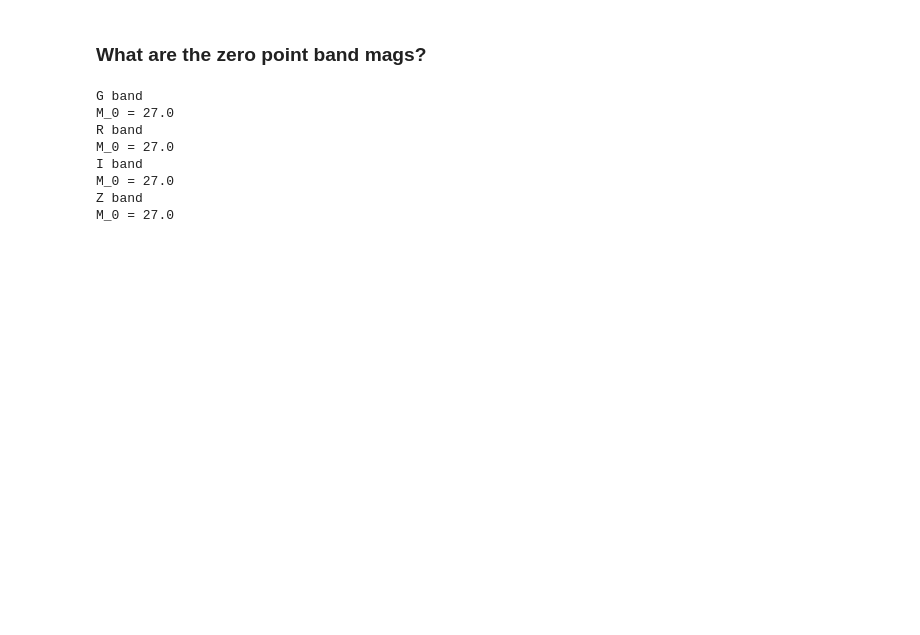
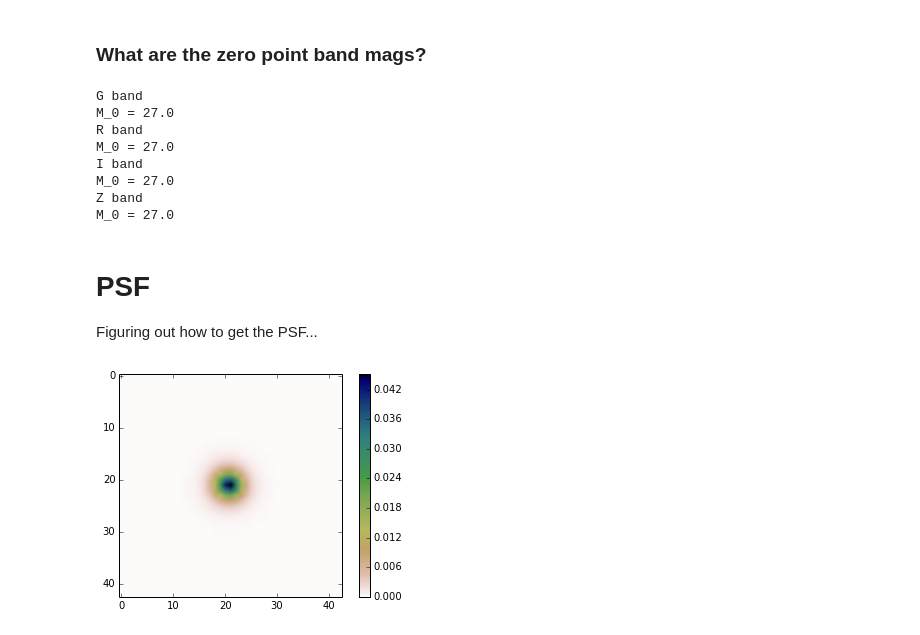
Before and after one commit to johnnygreco/hscAna, a Jupyter notebook: my_catalog_notes.ipynb, the cells around one changed output. Cells and saved outputs as stored; diff of their text form; code cells hidden in the pictures; blank space fills up the shorter version.

Commit message:
psf plotting

```diff
--- a/my_catalog_notes.ipynb
+++ b/my_catalog_notes.ipynb
@@ -54,3 +58,15 @@ I band
 M_0 = 27.0
 Z band
 M_0 = 27.0
+# %% [markdown]
+# PSF
+Figuring out how to get the PSF...
+# %%
+psf = mycat.exp.getPsf()
+psfimg = psf.computeImage().getArray()
+# %%
+vmin, vmax = zscale(psfimg, contrast=0.01)
+plt.imshow(psfimg, cmap=plt.cm.gist_earth_r)
+plt.colorbar();
+# %% [output]
+[figure, added]
```
Also changed, not shown: parts of 2 cells of this notebook.
